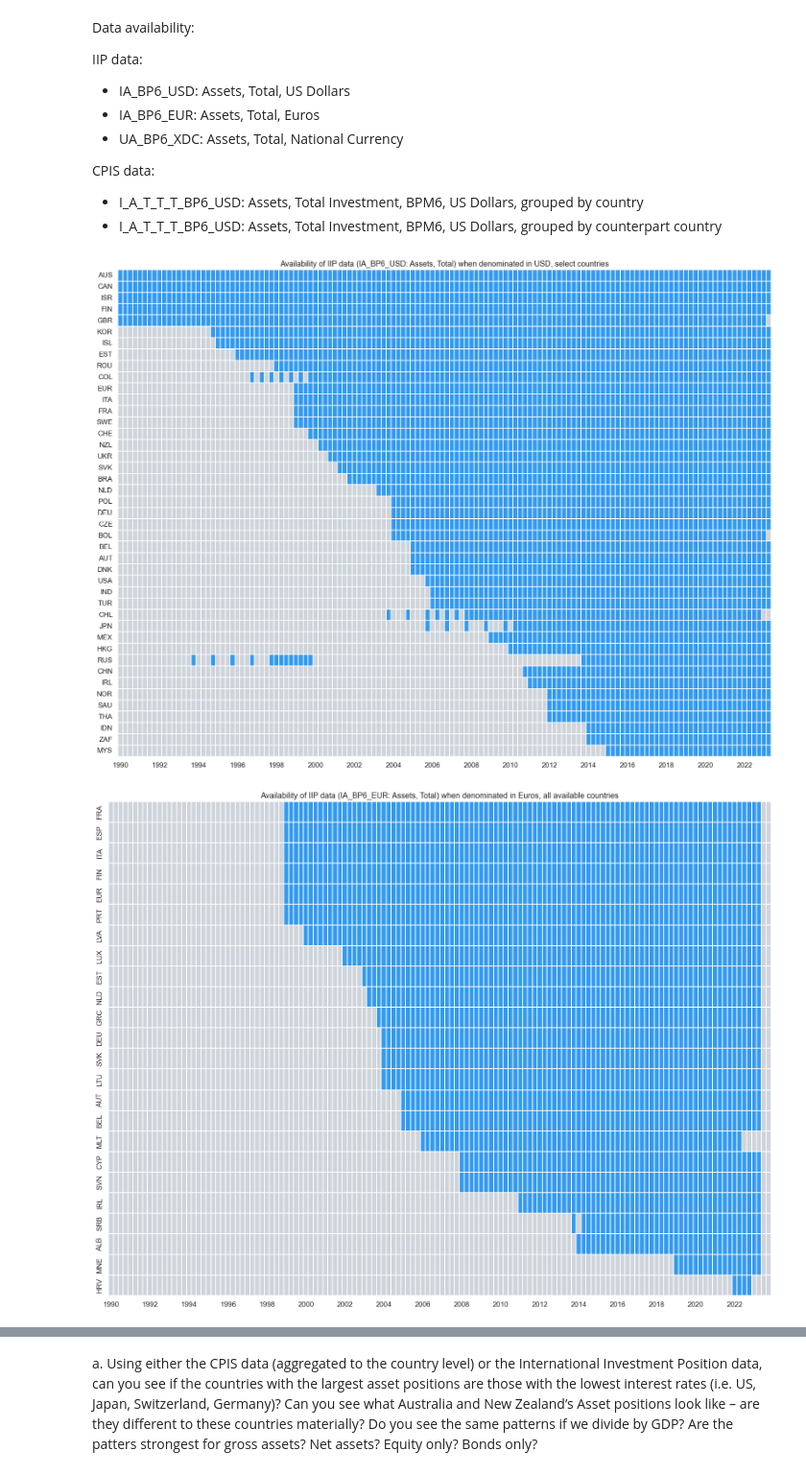
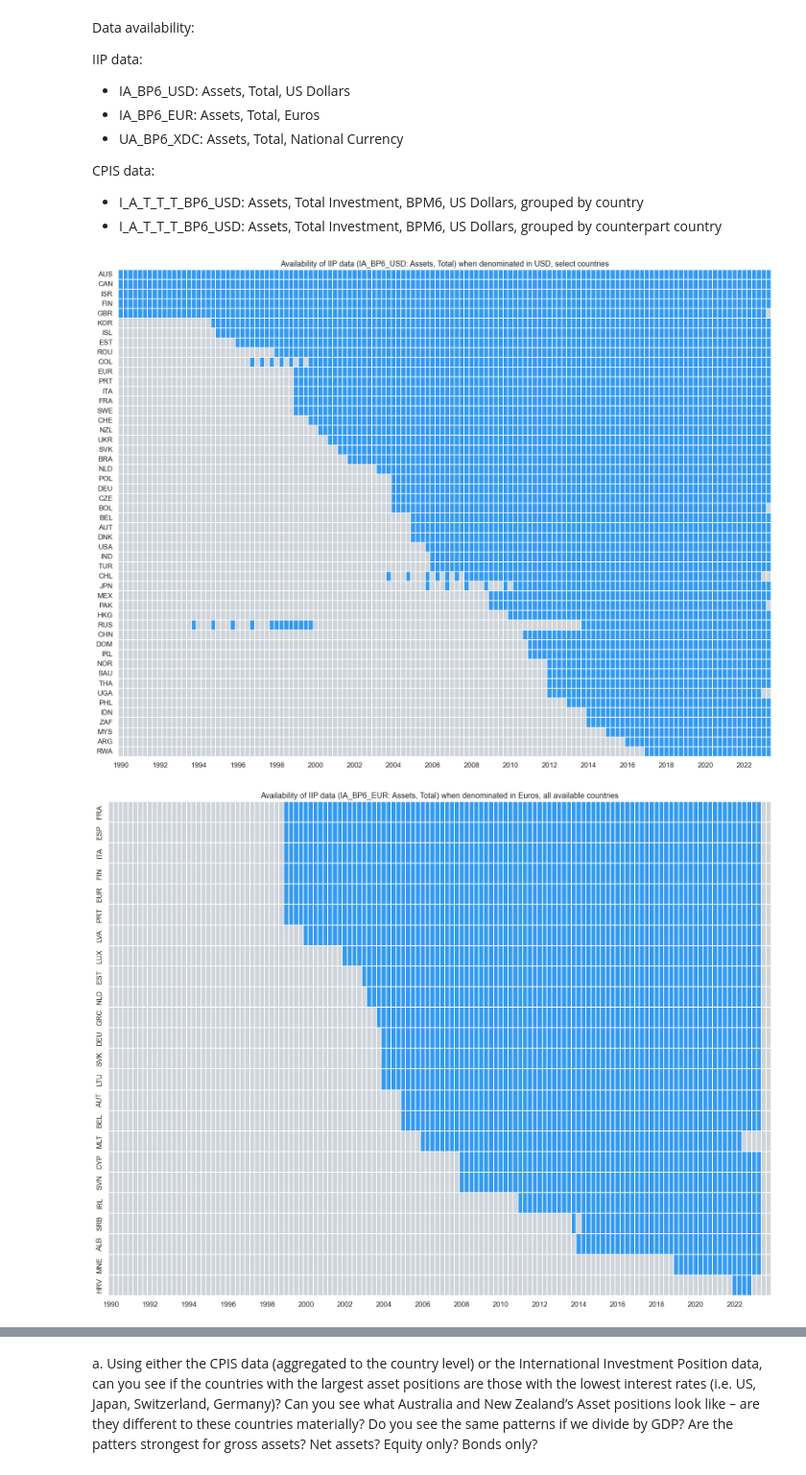
Before and after one commit to emilyfu1/riskoff, a Jupyter notebook: lookatdata.ipynb, the cells around one changed output, grey strips where cells are left out. Shown at 96% size. Cells and saved outputs as stored; diff of their text form; code cells hidden in the pictures.

```diff
--- a/lookatdata.ipynb
+++ b/lookatdata.ipynb
@@ -92,13 +142,15 @@ IIP data:
 CPIS data:
 - I_A_T_T_T_BP6_USD: Assets, Total Investment, BPM6, US Dollars, grouped by country
 - I_A_T_T_T_BP6_USD: Assets, Total Investment, BPM6, US Dollars, grouped by counterpart country
+# %%
+# countries that i want (for the USD dataset at least since there are too many countries for the figure)
+# just showing as good a picture as possible for data availability
+countries = ['USA', 'CAN', 'KOR', 'GBR', 'JPN', 'EUR', 'IRL', 'CHE', 'AUS', 'NZL', 'SWE',
+             'NOR', 'FIN', 'DNK', 'CZE', 'ZAF', 'DEU', 'AUT', 'BEL', 'BOL', 'BRA', 'CHL',
+             'CHN', 'COL', 'EST', 'FRA', 'IDN', 'IND', 'ISL', 'ISR', 'ITA', 'MEX', 'MYS',
+             'NLD', 'POL', 'QAT', 'ROU', 'RUS', 'SAU', 'SVK', 'THA', 'TUR', 'UKR', 'HKG',
+             'UGA', 'VNM', 'TWN', 'RWA', 'QAT', 'PRT', 'SYR', 'PHL', 'PAK', 'DOM', 'ARG']
 # %%
-# countries that i want (for the USD dataset at least since there are too many countries for the figure)
-countries = ['USA', 'CAN', 'KOR', 'GBR', 'JPN', 'EUR', 'IRL', 'CHE', 'AUS', 'NZL', 'SWE',
-             'NOR', 'FIN', 'DNK', 'CZE', 'ZAF', 'DEU', 'AUT', 'BEL', 'BOL', 'BRA', 'CHL',
-             'CHN', 'COL', 'EST', 'FRA', 'IDN', 'IND', 'ISL', 'ISR', 'ITA', 'MEX', 'MYS',
-             'NLD', 'POL', 'QAT', 'ROU', 'RUS', 'SAU', 'SVK', 'THA', 'TUR', 'UKR', 'HKG']
-
 iip_data = [iip_usd_long, iip_euro_long, iip_home_long]
 iip_data_names = ['USD', 'Euros', 'national currency']
 
@@ -120,34 +172,34 @@ for i, data in enumerate(iip_data):
     # Create a binary matrix indicating the presence of data
     binary_matrix = heatmap_data > 0
 
     # Reorder the rows based on the number of True values in each row (descending order)
     binary_matrix = binary_matrix.loc[binary_matrix.sum(axis=1).sort_values(ascending=False).index]
 
     # fpor the USD data, look at a smaller set of countries since there's not enough space
     if currency == 'USD':
         binary_matrix = binary_matrix[binary_matrix.index.isin(countries)]
 
     # Heatmap
     colours = (colors.hex2color('#CED4DA'),colors.hex2color('#339AF0'))
     cmap = LinearSegmentedColormap.from_list('Custom', colours, len(colours))
     xint = [i.year for i in binary_matrix.columns.tolist()]
     sns.set(font_scale = 1.1)
     plt.subplots(figsize=(20,15))
     ax = sns.heatmap(binary_matrix, cmap=cmap, yticklabels=True, xticklabels=xint  ,linewidths=0.01, cbar=False)
     ax.set(xlabel="", ylabel="")
     ax.set_xticklabels(ax.get_xticklabels(),rotation = 0)
     ax.set_xticks(ax.get_xticks()[::8])
     if currency == 'USD':
         plt.title('Availability of IIP data (' + indicator + ': Assets, Total) when denominated in ' + currency + ', select countries')
     else:
         plt.title('Availability of IIP data (' + indicator + ': Assets, Total) when denominated in ' + currency + ', all available countries')
     plt.show()
 
     # Export graph as pdf
     # fig = ax.get_figure()
     # fig.savefig(path_figures + 'availability_' + indicator + '.pdf', bbox_inches = 'tight')
 # %% [output]
-[figure, old version]
+[figure, new version]
 [figure]
 [figure]
 # %%
```
Also changed, not shown: parts of 7 cells of this notebook.
